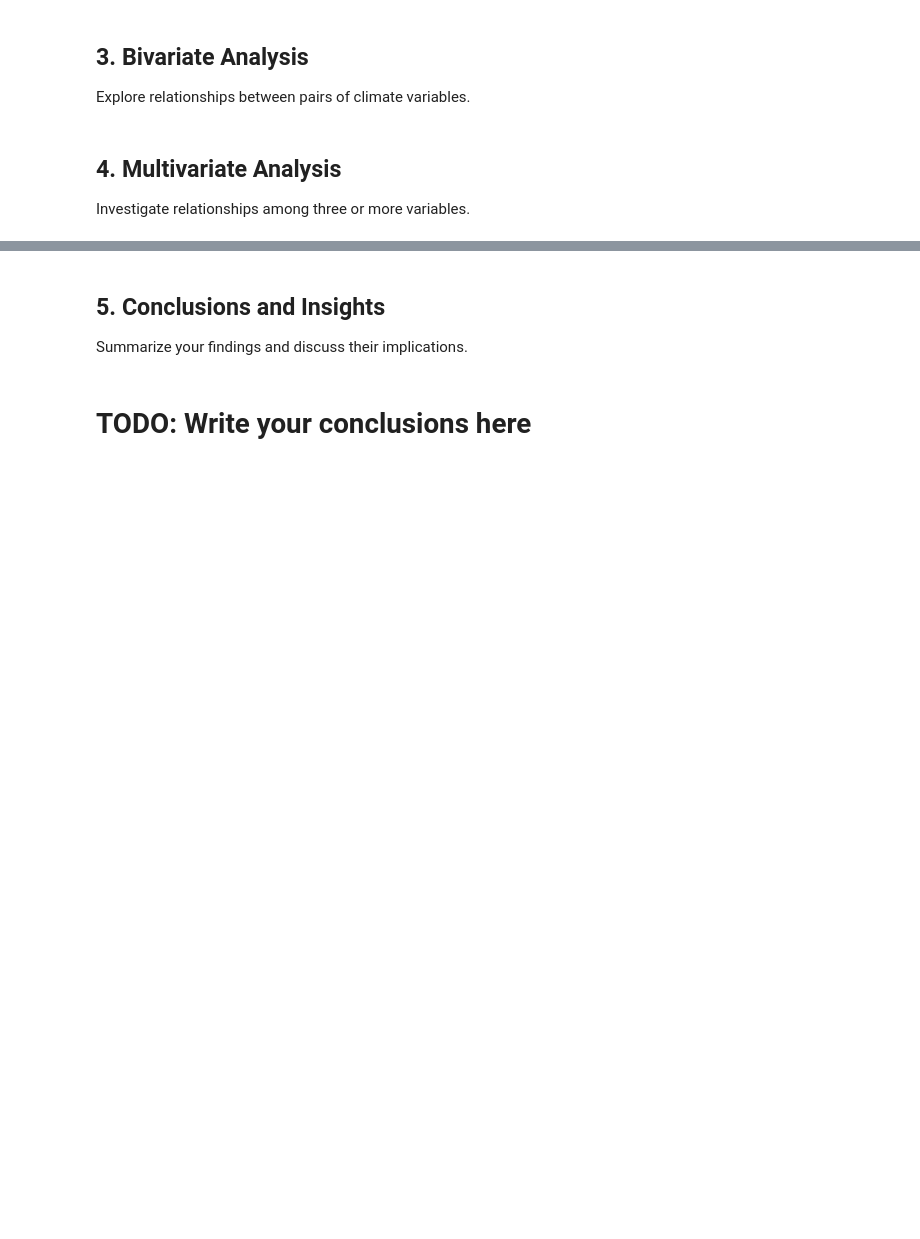
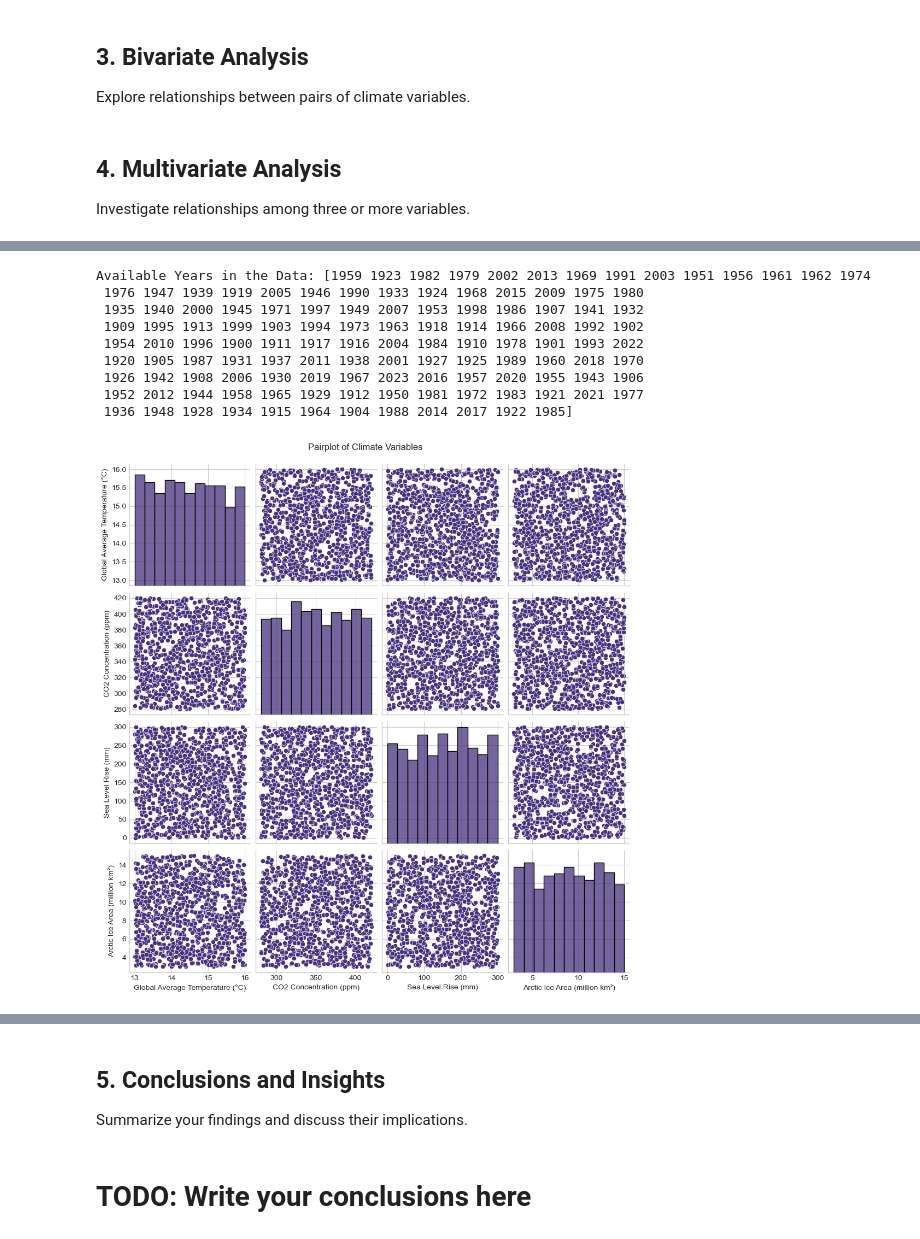
Before and after one commit to Omdena-NIC-Nepal/complete-eda-awesometeam, a Jupyter notebook: starter-notebook.ipynb, the cells around one changed output, grey strips where cells are left out. Cells and saved outputs as stored; diff of their text form; code cells hidden in the pictures; blank space fills up the shorter version.

Commit message:
Changes done in Multivaraint only

```diff
--- a/starter-notebook.ipynb
+++ b/starter-notebook.ipynb
@@ -190,0 +184,60 @@ plt.show()
+# %%
+# Define the climate variables
+climate_vars = ['Global Average Temperature (°C)', 'CO2 Concentration (ppm)',
+                'Sea Level Rise (mm)', 'Arctic Ice Area (million km²)']
+
+# Optionally, take a small random sample of the data to speed up visualization for smaller datasets
+df_sampled = resample(df, n_samples=1000, random_state=42)  # Adjust n_samples as needed
+
+# Check available years in the dataset
+available_years = df_sampled['Year'].unique()
+print(f"Available Years in the Data: {available_years}")
+
+# 1. Pairplot for multivariate visualization (showing pairwise relationships)
+sns.pairplot(df_sampled[climate_vars])
+plt.suptitle('Pairplot of Climate Variables', y=1.02)
+plt.show()
+
+# 2. 3D Scatter plot for a visualization of three variables at once
+fig = plt.figure(figsize=(8, 6))  # Adjust size to reduce load
+ax = fig.add_subplot(111, projection='3d')
+ax.scatter(df_sampled['Global Average Temperature (°C)'], df_sampled['CO2 Concentration (ppm)'],
+           df_sampled['Sea Level Rise (mm)'], c='r', marker='o')
+
+ax.set_xlabel('Global Average Temperature (°C)')
+ax.set_ylabel('CO2 Concentration (ppm)')
+ax.set_zlabel('Sea Level Rise (mm)')
+plt.title('3D Scatter Plot: Global Temperature, CO2, and Sea Level Rise')
+plt.show()
+
+# 3. Facet Grid to visualize data based on available years
+if 'Year' in df.columns:
+    # Filter for only available years in the smaller dataset
+    # You can specify the years you want to test with, or dynamically use available years
+    selected_years = available_years  # or specify a subset like ['2000', '2010', '2020']
+
+    df_sampled_year = df_sampled[df_sampled['Year'].isin(selected_years)]
+
+    # Check if the filtered dataframe is empty before proceeding
+    if not df_sampled_year.empty:
+        g = sns.FacetGrid(df_sampled_year, col='Year', col_wrap=4, height=4)
+        g.map(sns.scatterplot, 'Global Average Temperature (°C)', 'CO2 Concentration (ppm)')
+        g.set_axis_labels('Global Average Temperature (°C)', 'CO2 Concentration (ppm)')
+        plt.subplots_adjust(top=0.9)
+        g.fig.suptitle('Year-wise Scatter Plot of Temperature vs CO2')
+        plt.show()
+    else:
+        print("No data available for the selected 'Year' range.")
+else:
+    print("No 'Year' column found for FacetGrid visualization.")
+# %% [output]
+Available Years in the Data: [1959 1923 1982 1979 2002 2013 1969 1991 2003 1951 1956 1961 1962 1974
+ 1976 1947 1939 1919 2005 1946 1990 1933 1924 1968 2015 2009 1975 1980
+ 1935 1940 2000 1945 1971 1997 1949 2007 1953 1998 1986 1907 1941 1932
+ 1909 1995 1913 1999 1903 1994 1973 1963 1918 1914 1966 2008 1992 1902
+ 1954 2010 1996 1900 1911 1917 1916 2004 1984 1910 1978 1901 1993 2022
+ 1920 1905 1987 1931 1937 2011 1938 2001 1927 1925 1989 1960 2018 1970
+ 1926 1942 1908 2006 1930 2019 1967 2023 2016 1957 2020 1955 1943 1906
+ 1952 2012 1944 1958 1965 1929 1912 1950 1981 1972 1983 1921 2021 1977
+ 1936 1948 1928 1934 1915 1964 1904 1988 2014 2017 1922 1985]
+[figure, added]
```
Also changed, not shown: parts of 9 cells of this notebook, 1 other file.
